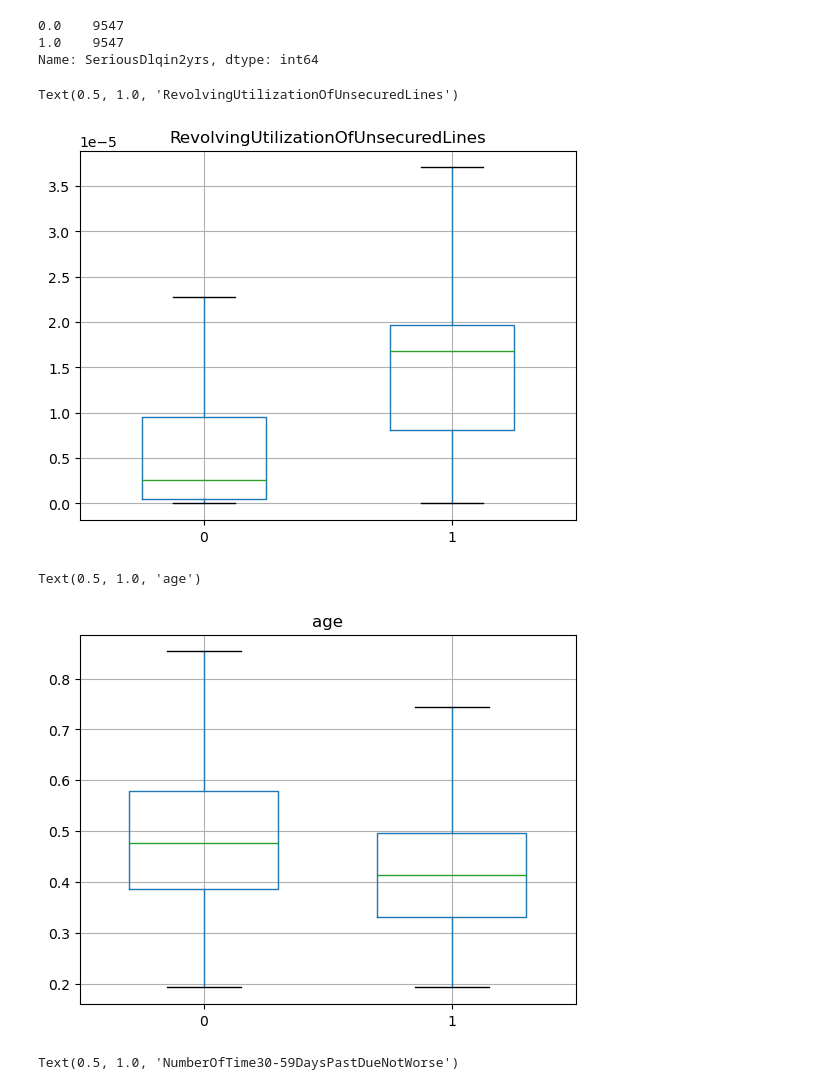
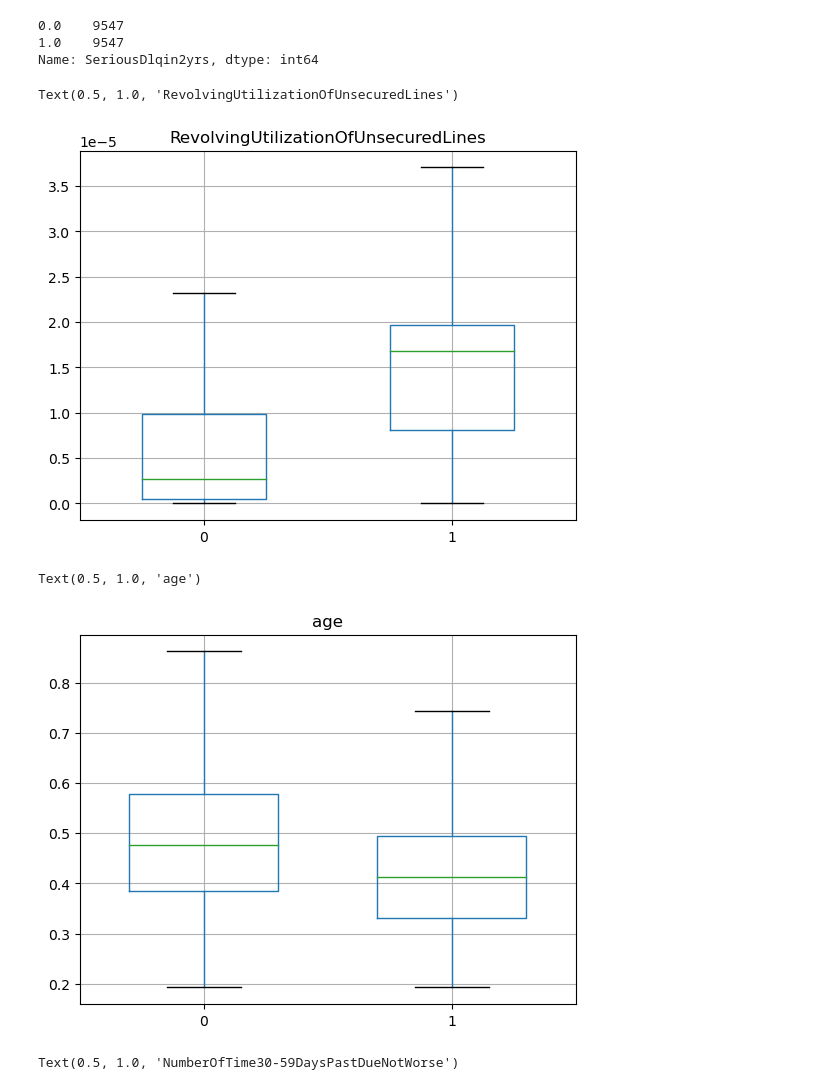
Before and after one commit to khaoula789/Credit-Risk-Prediction-using-Random-Forest, a Jupyter notebook: projet de scoring.ipynb, the cells around one changed output. Saved outputs shown, nothing was run; the diff lists cells and outputs as text; code cells hidden in the pictures.

```diff
--- a/projet de scoring.ipynb
+++ b/projet de scoring.ipynb
@@ -193,12 +218,9 @@ print(df["SeriousDlqin2yrs"].value_counts())
 1.0    9547
 Name: SeriousDlqin2yrs, dtype: int64
 # %%
-import seaborn as sns
-import pandas as pd
-import matplotlib.pyplot as plt
-
+#We create two boxplots to compare the distribution of the variable "RevolvingUtilizationOfUnsecuredLines" between the two classes.import seaborn as sns
 # splitting dataframe by groups
-grouped = df.groupby(data_clean.SeriousDlqin2yrs)
+grouped = df.groupby(df.SeriousDlqin2yrs)
 # grouping by particular dataframe column
 data_0 = grouped.get_group(0)
 data_1 = grouped.get_group(1)
@@ -210,26 +232,26 @@ ax.set_xticklabels(['0', '1'])
 plt.title('RevolvingUtilizationOfUnsecuredLines')
 # %% [output]
 Text(0.5, 1.0, 'RevolvingUtilizationOfUnsecuredLines')
-[figure, old version]
+[figure, new version]
 # %%
 import seaborn as sns
 import pandas as pd
 import matplotlib.pyplot as plt
 
-groupe = df.groupby(data_clean.SeriousDlqin2yrs)
+groupe = df.groupby(df.SeriousDlqin2yrs)
 data_0 = grouped.get_group(0)
 data_1 = grouped.get_group(1)
 
 ax = plt.axes()
 # first boxplot
 boxplot = data_0.boxplot(column='age',positions = [1], widths = 0.6, showfliers=False)
 # second boxplot
 boxplot = data_1.boxplot(column='age',positions = [2], widths = 0.6, showfliers=False)
 ax.set_xticklabels(['0', '1'])
 plt.title('age')
 # %% [output]
 Text(0.5, 1.0, 'age')
-[figure, old version]
+[figure, new version]
 # %%
 import seaborn as sns
 import pandas as pd
```
Also changed, not shown: parts of 30 cells of this notebook.
